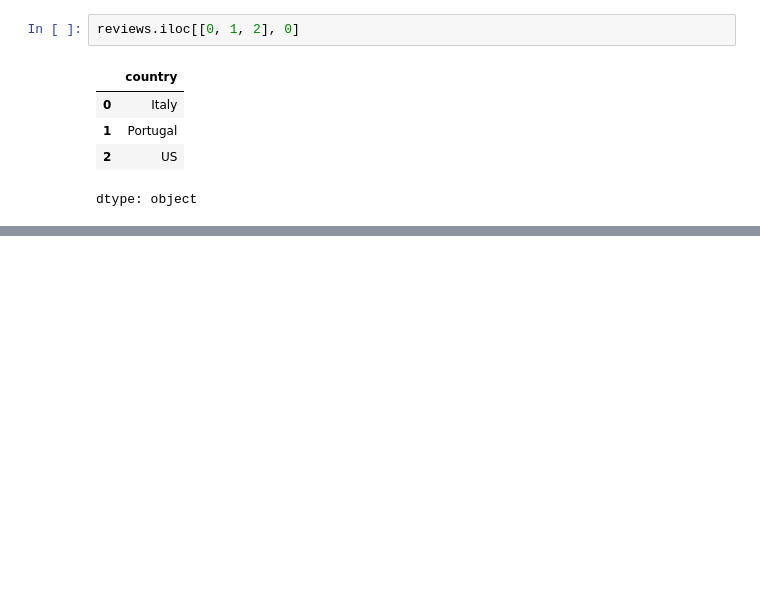
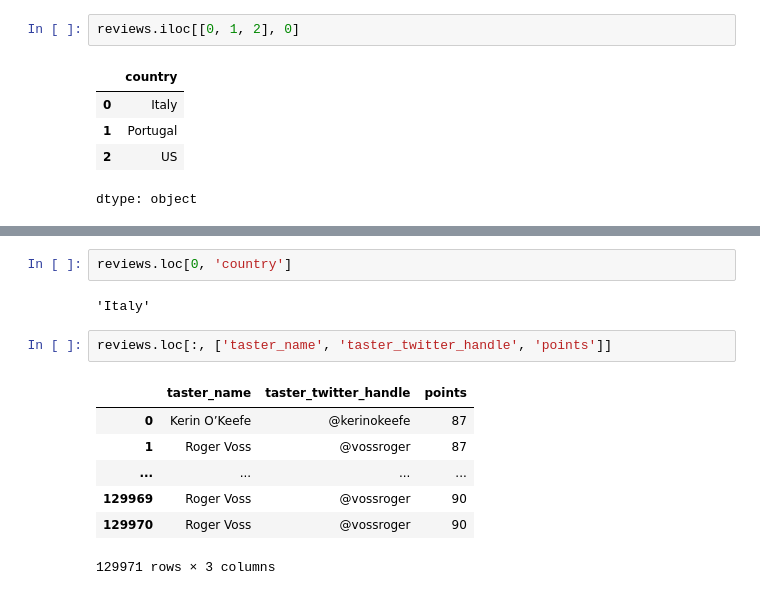
Before and after one commit to GTD2401-ACD-GA-AD25/03-pandas-ricardo-qm, a Jupyter notebook: 02. IndSelAss.ipynb, the cells around one changed output, grey strips where cells are left out. Drawn from its saved outputs; the diff is of its cells as text; blank space fills up the shorter version.

```diff
--- a/02. IndSelAss.ipynb
+++ b/02. IndSelAss.ipynb
@@ -136,3 +136,17 @@ reviews.iloc[-5:]
 | 129968 | France | Well-drained gravel soil gives th... | Kritt | 90 | 30.0 | Alsace | Alsace | NaN | Roger Voss | ... |
 | 129969 | France | A dry style of Pinot Gris, this i... | NaN | 90 | 32.0 | Alsace | Alsace | NaN | Roger Voss | ... |
 | 129970 | France | Big, rich and off-dry, this is po... | Lieu-dit Harth Cuvée Caroline | 90 | 21.0 | Alsace | Alsace | NaN | Roger Voss | ... |
+# %%
+reviews.loc[0, 'country']
+# %% [output]
+'Italy'
+# %%
+reviews.loc[:, ['taster_name', 'taster_twitter_handle', 'points']]
+# %% [output]
+|  | taster_name | taster_twitter_handle | points |
+| 0 | Kerin O’Keefe | @kerinokeefe | 87 |
+| 1 | Roger Voss | @vossroger | 87 |
+| ... | ... | ... | ... |
+| 129969 | Roger Voss | @vossroger | 90 |
+| 129970 | Roger Voss | @vossroger | 90 |
+129971 rows × 3 columns
```
Also changed, not shown: parts of 7 cells of this notebook.
